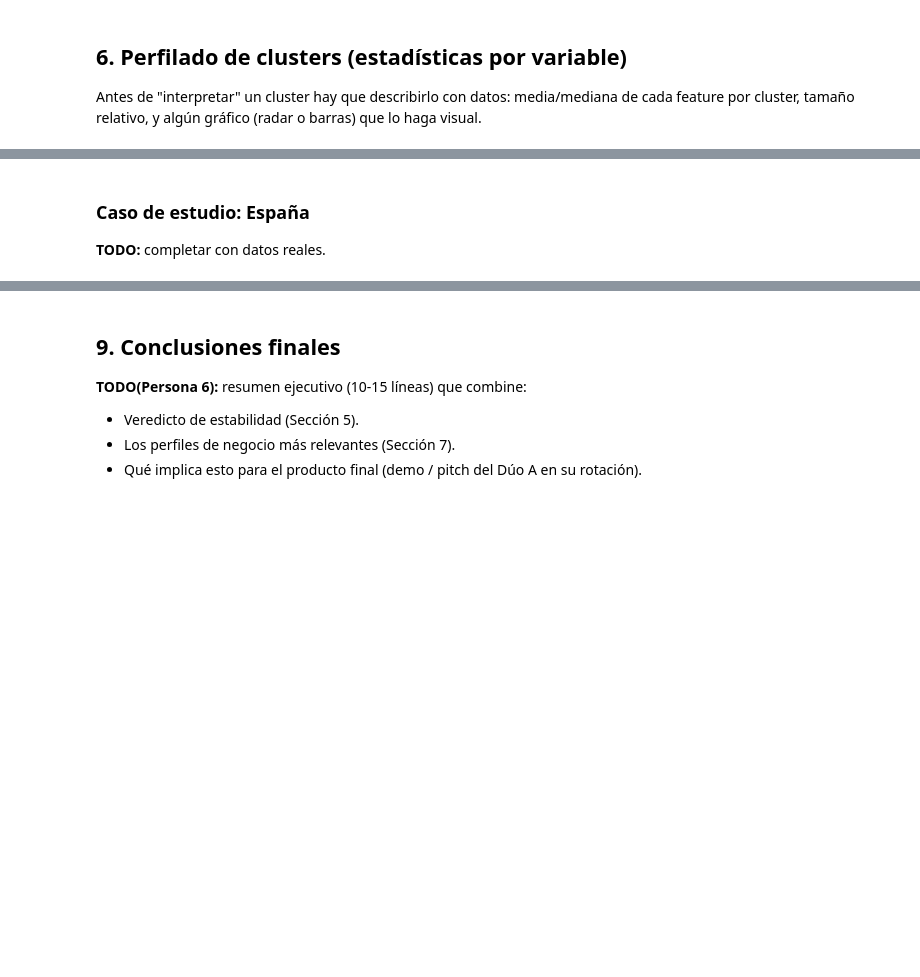
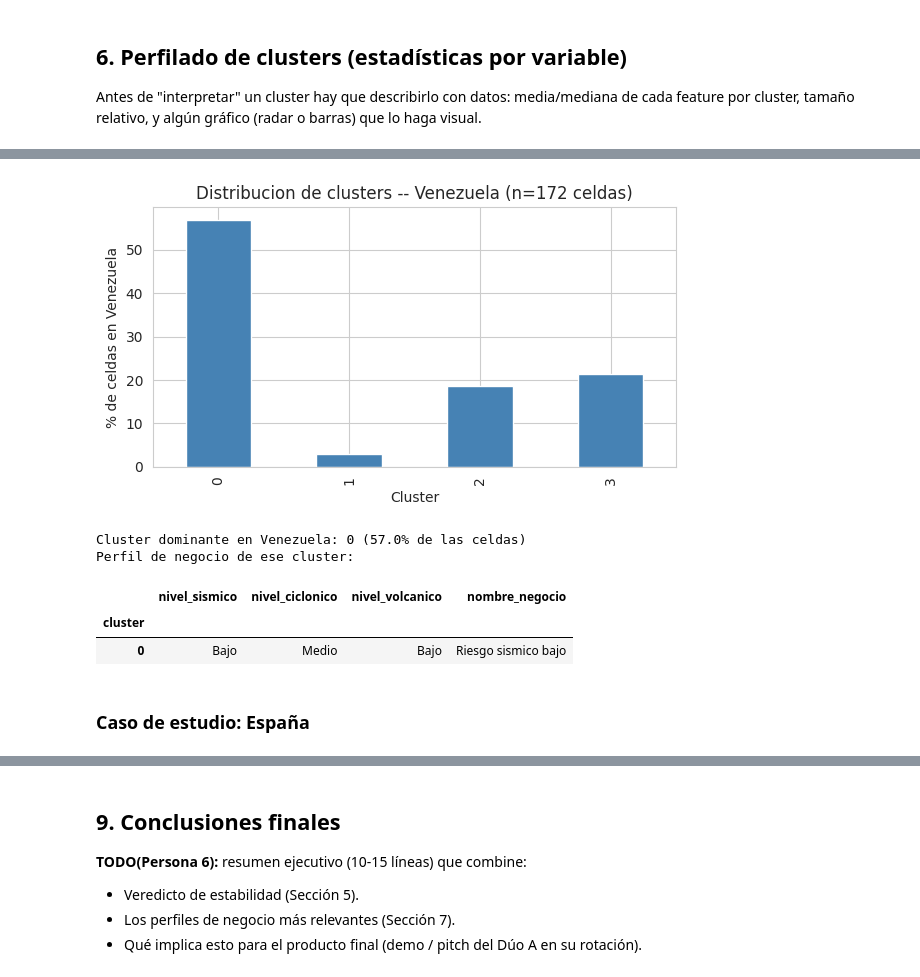
Before and after one commit to garciaguadalupevanessa-bit/Anexo_Risk, a Jupyter notebook: notebooks/06_evaluacion_estabilidad.ipynb, the cells around one changed output, grey strips where cells are left out. Cells and saved outputs as stored; diff of their text form; code cells hidden in the pictures; blank space fills up the shorter version.

```diff
--- a/notebooks/06_evaluacion_estabilidad.ipynb
+++ b/notebooks/06_evaluacion_estabilidad.ipynb
@@ -383,7 +694,26 @@ Para cada país:
 # %%
-# TODO: filtrar celdas correspondientes a Venezuela y analizar distribución de clusters
+subset = filter_country(df, COUNTRY_BBOXES["Venezuela"])
+dist = subset["cluster_kmeans"].value_counts(normalize=True).sort_index() * 100
+
+fig, ax = plt.subplots(figsize=(6, 3.5))
+dist.plot(kind="bar", ax=ax, color="steelblue")
+ax.set_xlabel("Cluster")
+ax.set_ylabel("% de celdas en Venezuela")
+ax.set_title("Distribucion de clusters -- Venezuela (n={} celdas)".format(len(subset)))
+plt.tight_layout()
+plt.show()
+
+dominant_cluster = dist.idxmax()
+print(f"Cluster dominante en Venezuela: {dominant_cluster} ({dist[dominant_cluster]:.1f}% de las celdas)")
+print(f"Perfil de negocio de ese cluster:")
+business_table.loc[[dominant_cluster], ["nivel_sismico", "nivel_ciclonico", "nivel_volcanico", "nombre_negocio"]]
+# %% [output]
+[figure, added]
+Cluster dominante en Venezuela: 0 (57.0% de las celdas)
+Perfil de negocio de ese cluster:
+|  | nivel_sismico | nivel_ciclonico | nivel_volcanico | nombre_negocio |
+| cluster |  |  |  |  |
+| 0 | Bajo | Medio | Bajo | Riesgo sismico bajo |
 # %% [markdown]
 ### Caso de estudio: España
-
-**TODO:** completar con datos reales.
 # %%
```
Also changed, not shown: parts of 22 cells of this notebook.
